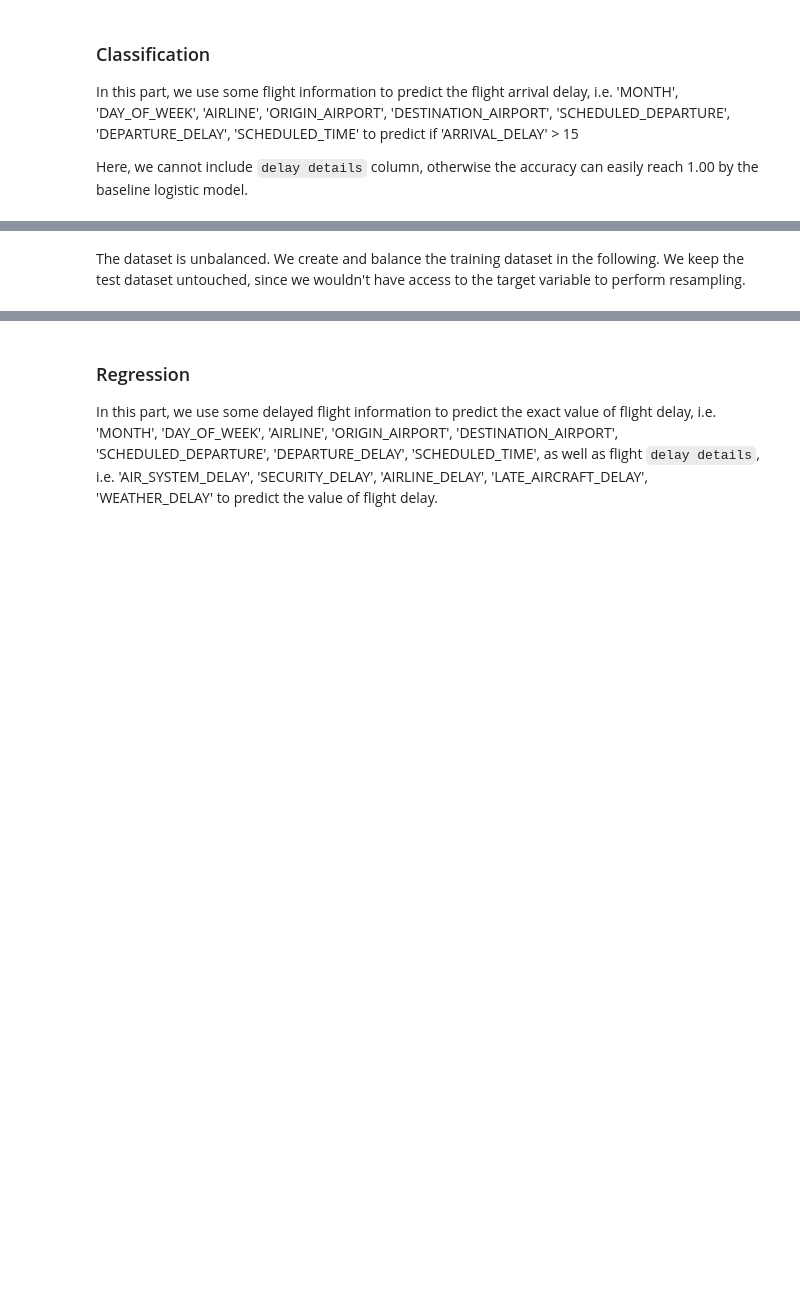
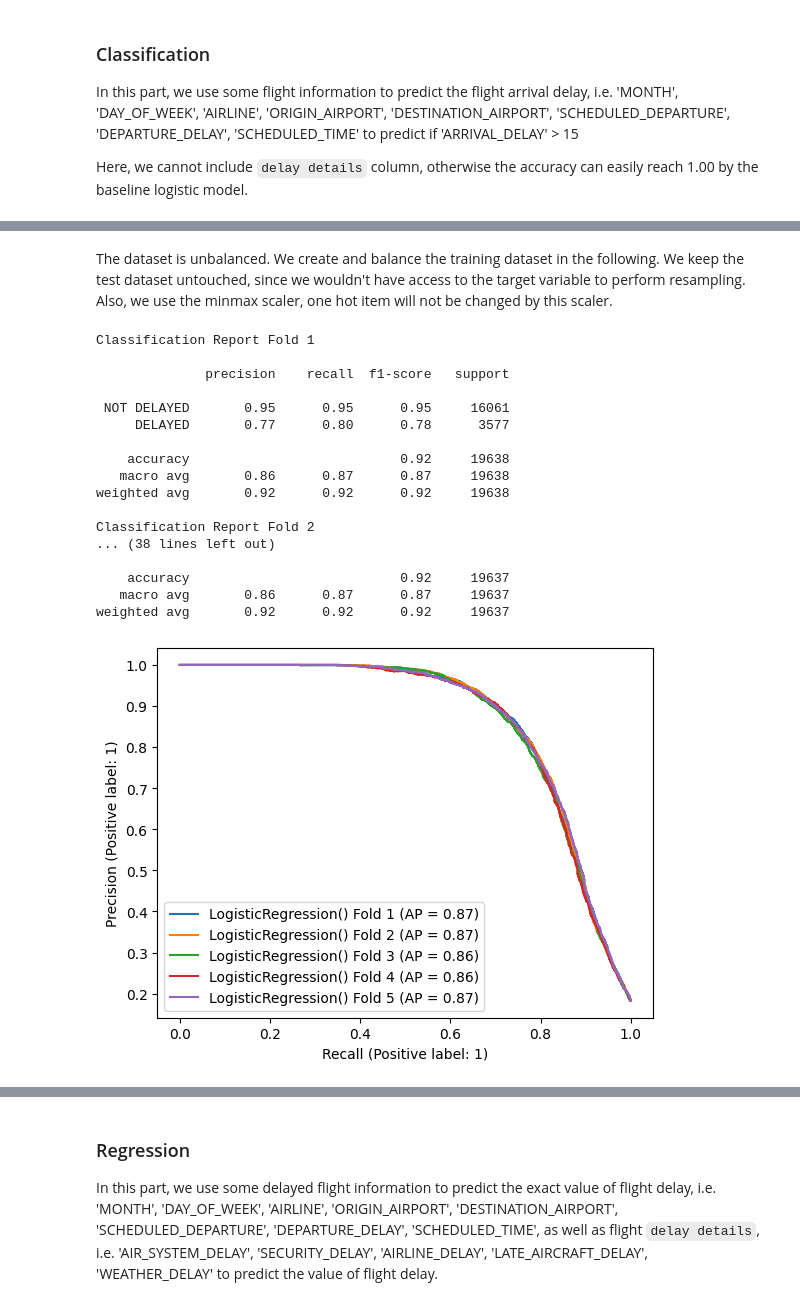
Before and after one commit to yhangchen/Flight-Delays-Prediction, a Jupyter notebook: models.ipynb, the cells around one changed output, grey strips where cells are left out. Drawn from its saved outputs; the diff is of its cells as text; code cells hidden in the pictures; blank space fills up the shorter version.

```diff
--- a/models.ipynb
+++ b/models.ipynb
@@ -83,5 +114,6 @@ df_flights_cal_keep['IS_DELAY'].value_counts()
 # %% [markdown]
 The dataset is unbalanced. We create and balance the training dataset in the following. We keep the test dataset untouched, since we wouldn't have access to the target variable to perform resampling.
+Also, we use the minmax scaler, one hot item will not be changed by this scaler.
 # %%
 from sklearn.utils import resample
 from sklearn.preprocessing import MinMaxScaler
@@ -132,0 +162,22 @@ disp_dt.plot(ax=ax, label='Decision Tree')
+# %%
+from sklearn.linear_model import LogisticRegression
+models_logit, displays_logit = evaluate_classification(LogisticRegression())
+# %% [output]
+Classification Report Fold 1
+
+              precision    recall  f1-score   support
+
+ NOT DELAYED       0.95      0.95      0.95     16061
+     DELAYED       0.77      0.80      0.78      3577
+
+    accuracy                           0.92     19638
+   macro avg       0.86      0.87      0.87     19638
+weighted avg       0.92      0.92      0.92     19638
+
+Classification Report Fold 2
+... (38 lines left out)
+
+    accuracy                           0.92     19637
+   macro avg       0.86      0.87      0.87     19637
+weighted avg       0.92      0.92      0.92     19637
+[figure, added]
```
Also changed, not shown: parts of 55 cells of this notebook.
